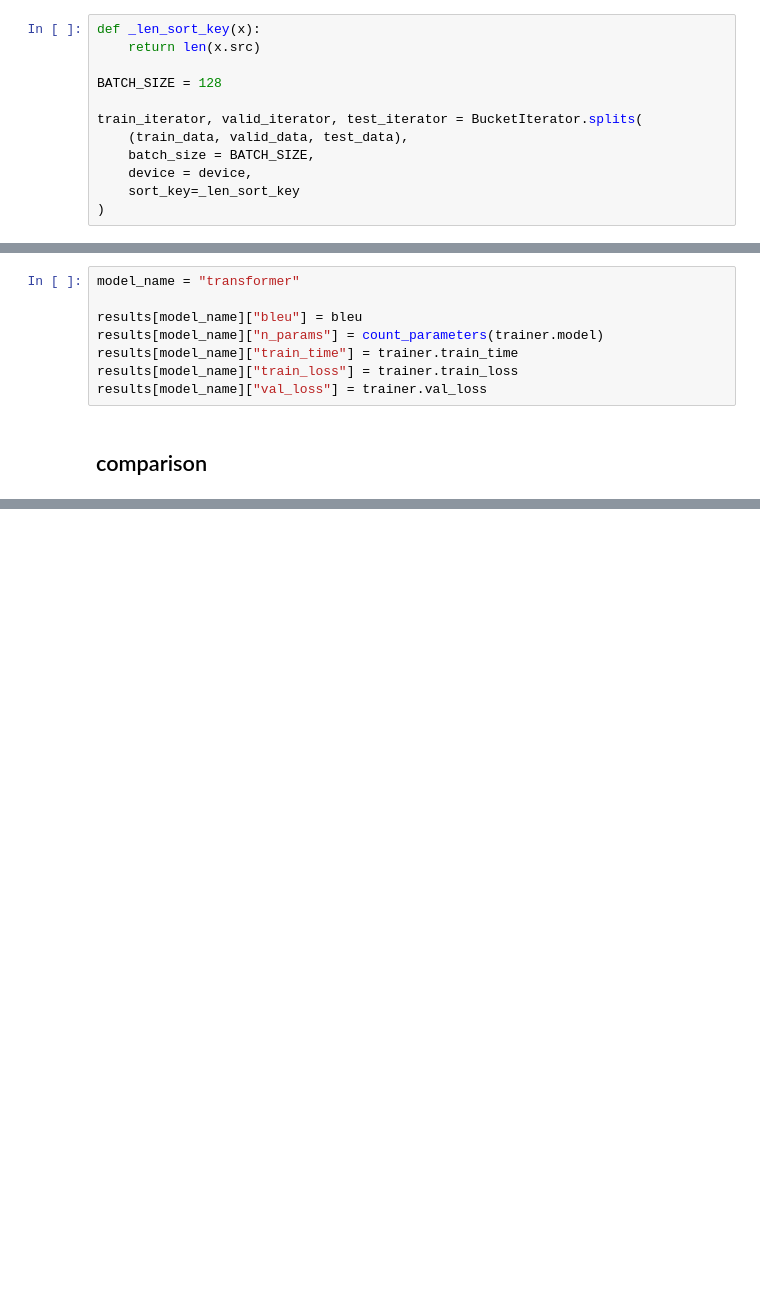
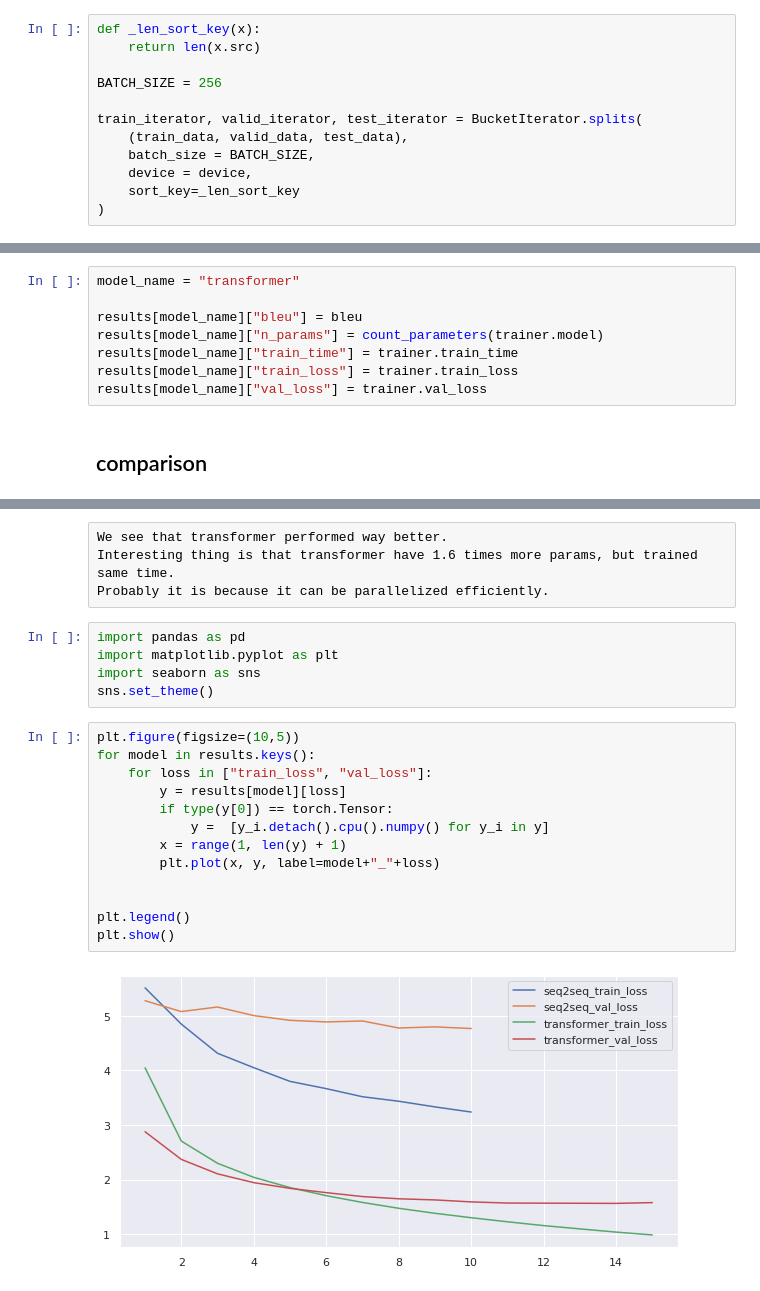
Before and after one commit to furiousteabag/ml-mipt-advanced, a Jupyter notebook: homeworks/lab01_nlp/02_nlp_nmt.ipynb, the cells around one changed output, grey strips where cells are left out. Saved outputs shown, nothing was run; the diff lists cells and outputs as text; blank space fills up the shorter version.

```diff
--- a/homeworks/lab01_nlp/02_nlp_nmt.ipynb
+++ b/homeworks/lab01_nlp/02_nlp_nmt.ipynb
@@ -210,7 +231,7 @@ device(type='cuda')
 def _len_sort_key(x):
     return len(x.src)
 
-BATCH_SIZE = 128
+BATCH_SIZE = 256
 
 train_iterator, valid_iterator, test_iterator = BucketIterator.splits(
     (train_data, valid_data, test_data),
@@ -1669,0 +1756,24 @@ results[model_name]["val_loss"] = trainer.val_loss
+# %% [raw]
+We see that transformer performed way better.
+Interesting thing is that transformer have 1.6 times more params, but trained same time.
+Probably it is because it can be parallelized efficiently.
+# %%
+import pandas as pd
+import matplotlib.pyplot as plt
+import seaborn as sns
+sns.set_theme()
+# %%
+plt.figure(figsize=(10,5))
+for model in results.keys():
+    for loss in ["train_loss", "val_loss"]:
+        y = results[model][loss]
+        if type(y[0]) == torch.Tensor:
+            y =  [y_i.detach().cpu().numpy() for y_i in y]
+        x = range(1, len(y) + 1)
+        plt.plot(x, y, label=model+"_"+loss)
+
+
+plt.legend()
+plt.show()
+# %% [output]
+[figure, added]
```
Also changed, not shown: parts of 8 cells of this notebook.
